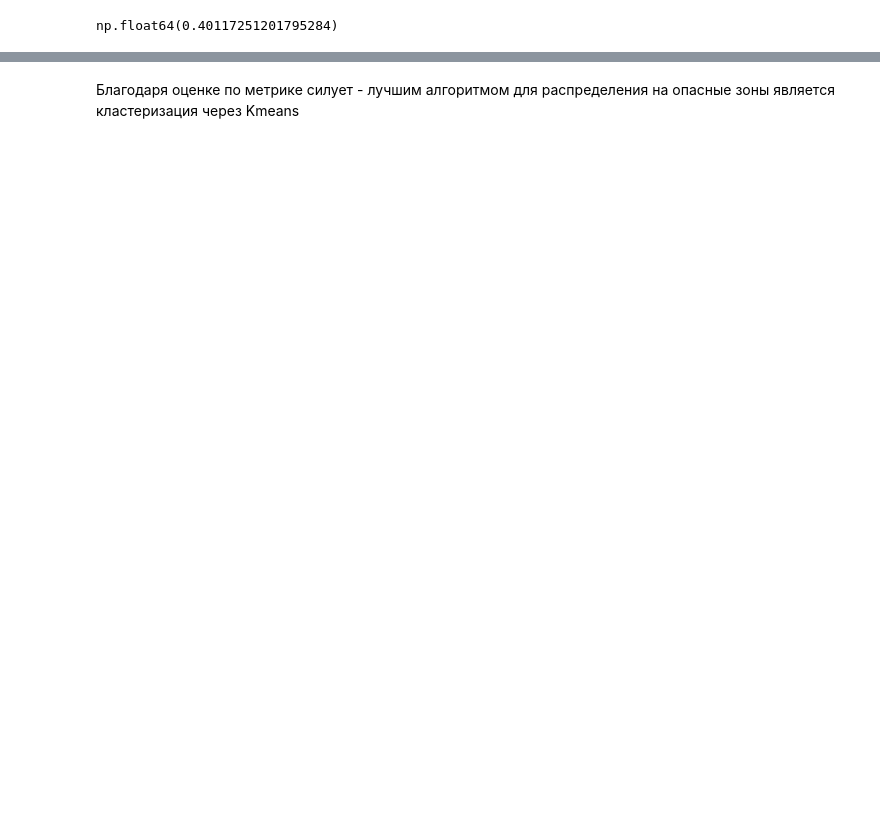
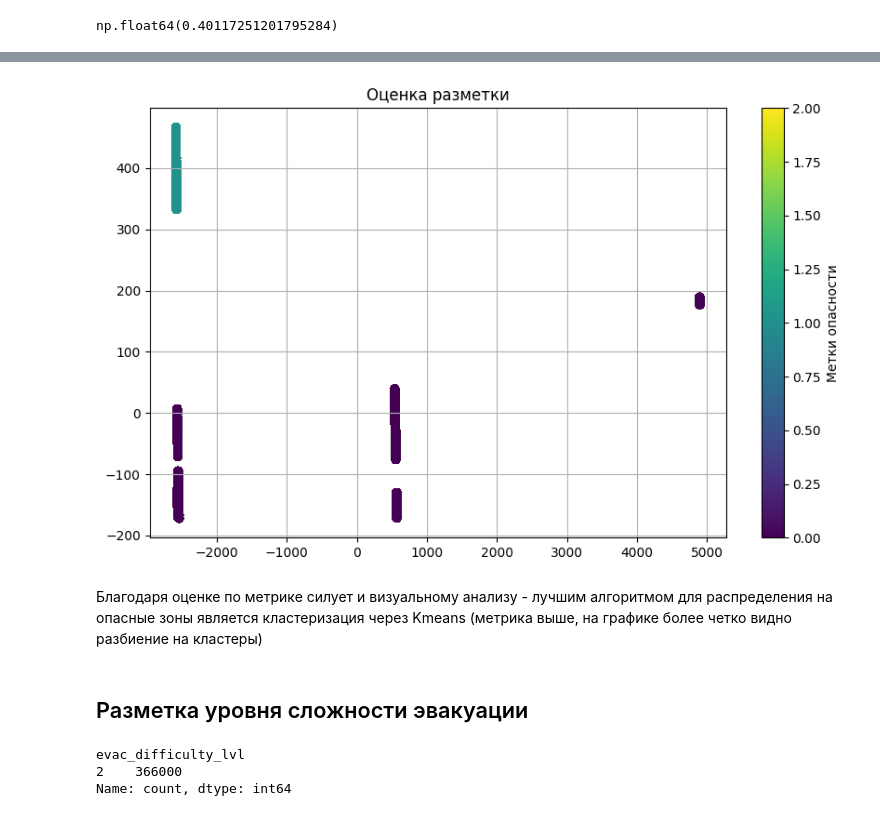
Before and after one commit to Krashper/ML_Competitions, a Jupyter notebook: Routes_optimization/Module_A/labels.ipynb, the cells around one changed output, grey strips where cells are left out. Cells and saved outputs as stored; diff of their text form; code cells hidden in the pictures; blank space fills up the shorter version.

```diff
--- a/Routes_optimization/Module_A/labels.ipynb
+++ b/Routes_optimization/Module_A/labels.ipynb
@@ -188,0 +200,10 @@ np.float64(0.40117251201795284)
+# %%
+from sklearn.decomposition import PCA
+pca = PCA(n_components=2) #рса на два компонента
+pca.fit(X) #обучаем
+reduced = pca.transform(X)
+# %%
+pca_df=pd.DataFrame(reduced)
+pca_df.columns=['x','y']
+pca_df['target_labels']=df['water_and_fire_risk']
+pca_df['target_clusters']=df['water_and_fire_cluster']
@@ -189,2 +222,13 @@ np.float64(0.40117251201795284)
+# %%
+plt.figure(figsize=(10, 6))
+plt.scatter(pca_df['x'], pca_df['y'], c=pca_df['target_clusters'], cmap='viridis')
+plt.colorbar(label='Метки опасности')
+plt.title('Оценка разметки')
+plt.grid(True)
+plt.show()
+# %% [output]
+[figure, added]
 # %% [markdown]
-Благодаря оценке по метрике силует - лучшим алгоритмом для распределения на опасные зоны является кластеризация через Kmeans
+Благодаря оценке по метрике силует и визуальному анализу - лучшим алгоритмом для распределения на опасные зоны является кластеризация через Kmeans (метрика выше, на графике более четко видно разбиение на кластеры)
+# %% [markdown]
+## Разметка уровня сложности эвакуации
@@ -190,0 +257,7 @@ np.float64(0.40117251201795284)
+# %%
+df['evac_difficulty_lvl'] = lvl_arr
+df['evac_difficulty_lvl'].value_counts() #распределение точек по классам
+# %% [output]
+evac_difficulty_lvl
+2    366000
+Name: count, dtype: int64
```
Also changed, not shown: parts of 7 cells of this notebook.
